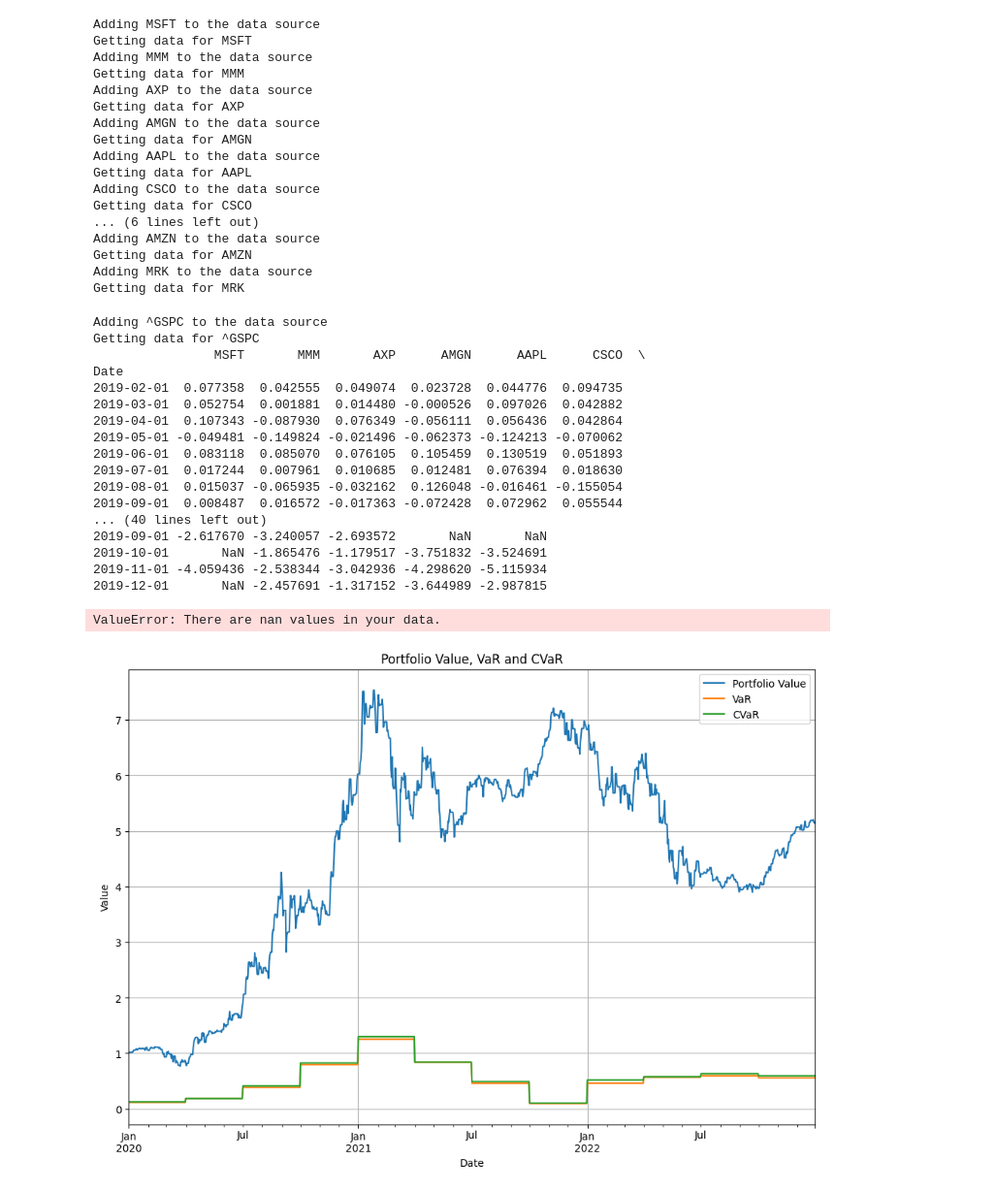
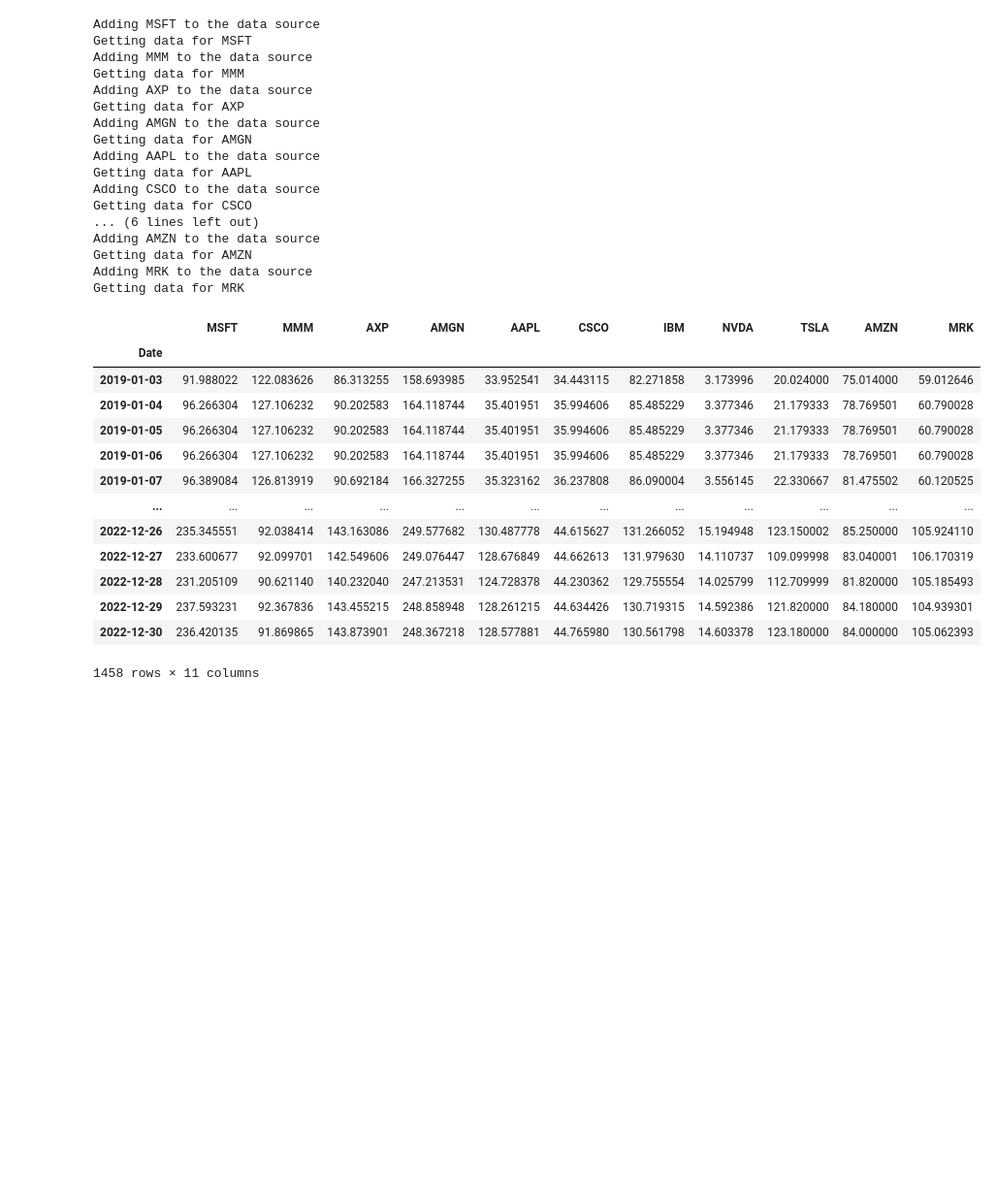
Before and after one commit to AdiSantosh/PortfolioOptimization, a Jupyter notebook: risk.ipynb, the cells around one changed output. Shown at 97% size. Drawn from its saved outputs; the diff is of its cells as text; code cells hidden in the pictures; blank space fills up the shorter version.

```diff
--- a/risk.ipynb
+++ b/risk.ipynb
@@ -133,89 +1,63 @@ print(portfolio_values)
 # %%
 import datetime
+import warnings
 import pandas as pd
 from pprint import pprint
+import matplotlib.pyplot as plt
 
 from src.datasource.yahoodata import YahooDataSource
-from src.algorithms.strategy import MeanSemidevOpt
 from src.backtest.backtest import BackTest
 from src.scenario import CopulaGen, PastGen
 
+warnings.filterwarnings("ignore")
+
 tickers = ['MSFT','MMM', 'AXP', 'AMGN', 'AAPL', 'CSCO','IBM','NVDA','TSLA','AMZN','MRK']
 #tickers = ["RELIANCE.NS","MRF.NS","ICICIBANK.NS","INFY.NS","HINDUNILVR.NS","BHARTIARTL.NS","KOTAKBANK.NS","LT.NS","TCS.NS","BHARTIARTL.NS","TECHM.NS","NTPC.NS"]
+# tickers = ["AAPL","MSFT","AMZN","GOOGL","META","TSLA","NVDA"]
 column_name = 'Close'
 
 # results
 results = pd.DataFrame()
+portfolio_returns = pd.DataFrame()
 
 # date range
 start_date = datetime.datetime(2019,1,1)
-end_date = datetime.datetime(2023,1,1)
+end_date = datetime.datetime(2022,12,31)
 interval = '1d'
 
 # test data fetching
 main_data = YahooDataSource(tickers,start_date,end_date,columns=[column_name],interval=interval)
 data = main_data.get_data()
 main_data.get_data_by_frequency(start_date,end_date,'1d').ffill()
-
-# test strategy
-meanSemidevOpt = MeanSemidevOpt(0.7)
-meanSemidevOpt_bt = BackTest(main_data, meanSemidevOpt)
-
-# with past data
-past_gen = PastGen(use_log_returns=False)
-meanSemidevOpt_bt.backtest(start_date, end_date, 12,3, '1MS', past_gen)
-meanSemidevOpt_bt.plot_portfolio_returns()
-mean_semi_summary = meanSemidevOpt_bt.get_summary()
-results["Historical Data"] = pd.Series(mean_semi_summary)
-
-# with generated data from copula
-copula_gen = CopulaGen(copula_type='gaussian', sample_size = 100)
-meanSemidevOpt_bt.backtest(start_date, end_date, 12,3, '1MS', copula_gen)
-meanSemidevOpt_bt.plot_portfolio_returns()
-mean_semi_summary = meanSemidevOpt_bt.get_summary()
-results["Gaussian Copula"] = pd.Series(mean_semi_summary)
-
-copula_gen = CopulaGen(copula_type='vine-center', sample_size = 100)
-meanSemidevOpt_bt.backtest(start_date, end_date, 12,3, '1MS', copula_gen)
-meanSemidevOpt_bt.plot_portfolio_returns()
-mean_semi_summary = meanSemidevOpt_bt.get_summary()
-results["Vine Copula (center)"] = pd.Series(mean_semi_summary)
-
-display(results)
 # %% [output]
 Adding MSFT to the data source
 Getting data for MSFT
 Adding MMM to the data source
 Getting data for MMM
 Adding AXP to the data source
 Getting data for AXP
 Adding AMGN to the data source
 Getting data for AMGN
 Adding AAPL to the data source
 Getting data for AAPL
 Adding CSCO to the data source
 Getting data for CSCO
 ... (6 lines left out)
 Adding AMZN to the data source
 Getting data for AMZN
 Adding MRK to the data source
 Getting data for MRK
+|  | MSFT | MMM | AXP | AMGN | AAPL | CSCO | IBM | NVDA | TSLA | AMZN | MRK |
+| Date |  |  |  |  |  |  |  |  |  |  |  |
+| 2019-01-03 | 91.988022 | 122.083626 | 86.313255 | 158.693985 | 33.952541 | 34.443115 | 82.271858 | 3.173996 | 20.024000 | 75.014000 | 59.012646 |
+| 2019-01-04 | 96.266304 | 127.106232 | 90.202583 | 164.118744 | 35.401951 | 35.994606 | 85.485229 | 3.377346 | 21.179333 | 78.769501 | 60.790028 |
+| 2019-01-05 | 96.266304 | 127.106232 | 90.202583 | 164.118744 | 35.401951 | 35.994606 | 85.485229 | 3.377346 | 21.179333 | 78.769501 | 60.790028 |
+| 2019-01-06 | 96.266304 | 127.106232 | 90.202583 | 164.118744 | 35.401951 | 35.994606 | 85.485229 | 3.377346 | 21.179333 | 78.769501 | 60.790028 |
+| 2019-01-07 | 96.389084 | 126.813919 | 90.692184 | 166.327255 | 35.323162 | 36.237808 | 86.090004 | 3.556145 | 22.330667 | 81.475502 | 60.120525 |
+| ... | ... | ... | ... | ... | ... | ... | ... | ... | ... | ... | ... |
+| 2022-12-26 | 235.345551 | 92.038414 | 143.163086 | 249.577682 | 130.487778 | 44.615627 | 131.266052 | 15.194948 | 123.150002 | 85.250000 | 105.924110 |
+| 2022-12-27 | 233.600677 | 92.099701 | 142.549606 | 249.076447 | 128.676849 | 44.662613 | 131.979630 | 14.110737 | 109.099998 | 83.040001 | 106.170319 |
+| 2022-12-28 | 231.205109 | 90.621140 | 140.232040 | 247.213531 | 124.728378 | 44.230362 | 129.755554 | 14.025799 | 112.709999 | 81.820000 | 105.185493 |
+| 2022-12-29 | 237.593231 | 92.367836 | 143.455215 | 248.858948 | 128.261215 | 44.634426 | 130.719315 | 14.592386 | 121.820000 | 84.180000 | 104.939301 |
+| 2022-12-30 | 236.420135 | 91.869865 | 143.873901 | 248.367218 | 128.577881 | 44.765980 | 130.561798 | 14.603378 | 123.180000 | 84.000000 | 105.062393 |
-Adding ^GSPC to the data source
-Getting data for ^GSPC
-                MSFT       MMM       AXP      AMGN      AAPL      CSCO  \
-Date
-2019-02-01  0.077358  0.042555  0.049074  0.023728  0.044776  0.094735
-2019-03-01  0.052754  0.001881  0.014480 -0.000526  0.097026  0.042882
-2019-04-01  0.107343 -0.087930  0.076349 -0.056111  0.056436  0.042864
-2019-05-01 -0.049481 -0.149824 -0.021496 -0.062373 -0.124213 -0.070062
-2019-06-01  0.083118  0.085070  0.076105  0.105459  0.130519  0.051893
-2019-07-01  0.017244  0.007961  0.010685  0.012481  0.076394  0.018630
-2019-08-01  0.015037 -0.065935 -0.032162  0.126048 -0.016461 -0.155054
-2019-09-01  0.008487  0.016572 -0.017363 -0.072428  0.072962  0.055544
-... (40 lines left out)
-2019-09-01 -2.617670 -3.240057 -2.693572       NaN       NaN
-2019-10-01       NaN -1.865476 -1.179517 -3.751832 -3.524691
-2019-11-01 -4.059436 -2.538344 -3.042936 -4.298620 -5.115934
-2019-12-01       NaN -2.457691 -1.317152 -3.644989 -2.987815
+1458 rows × 11 columns
-ValueError: There are nan values in your data.
-[figure, removed]
```
Also changed, not shown: parts of 7 cells of this notebook, 3 other files.
